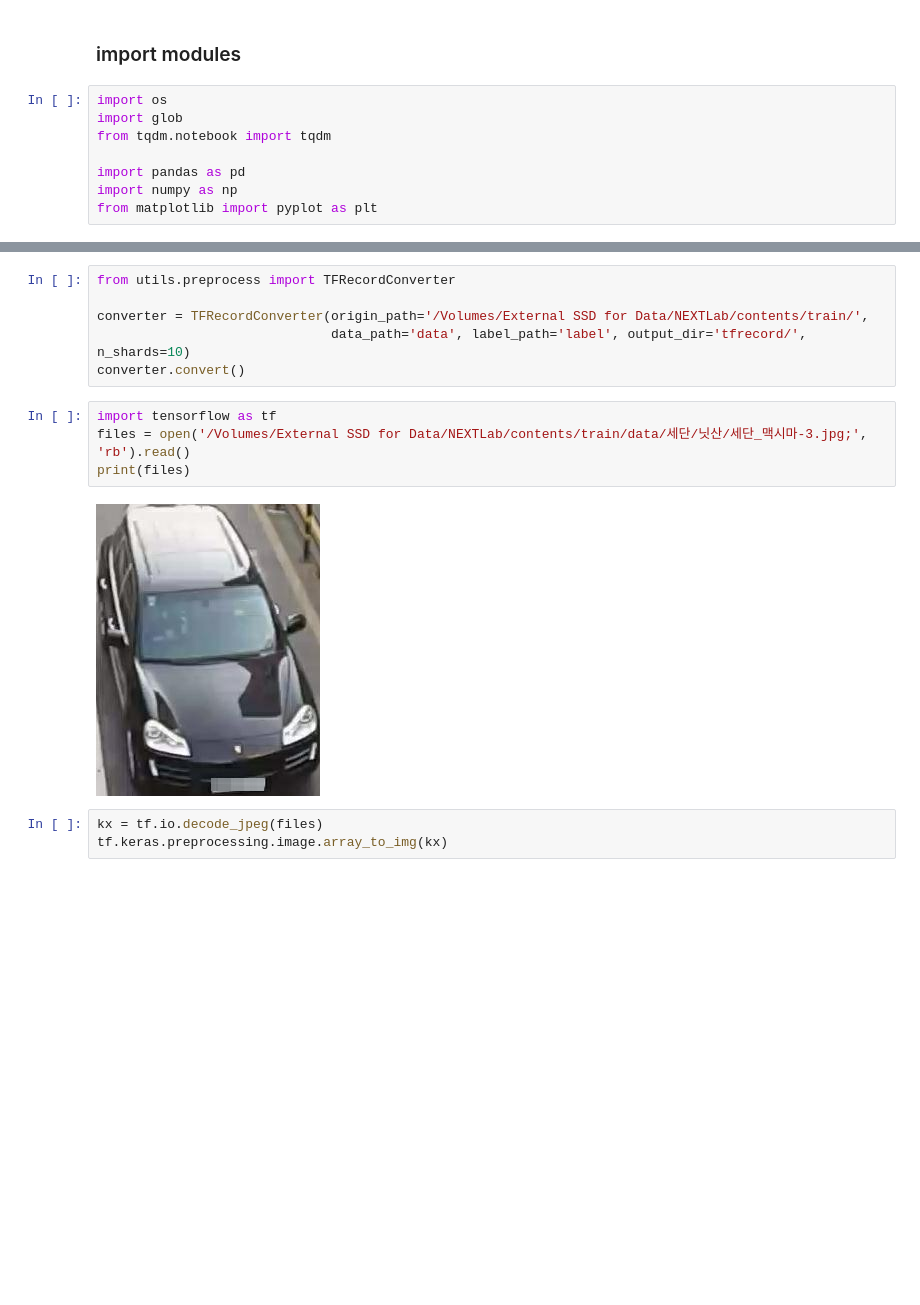
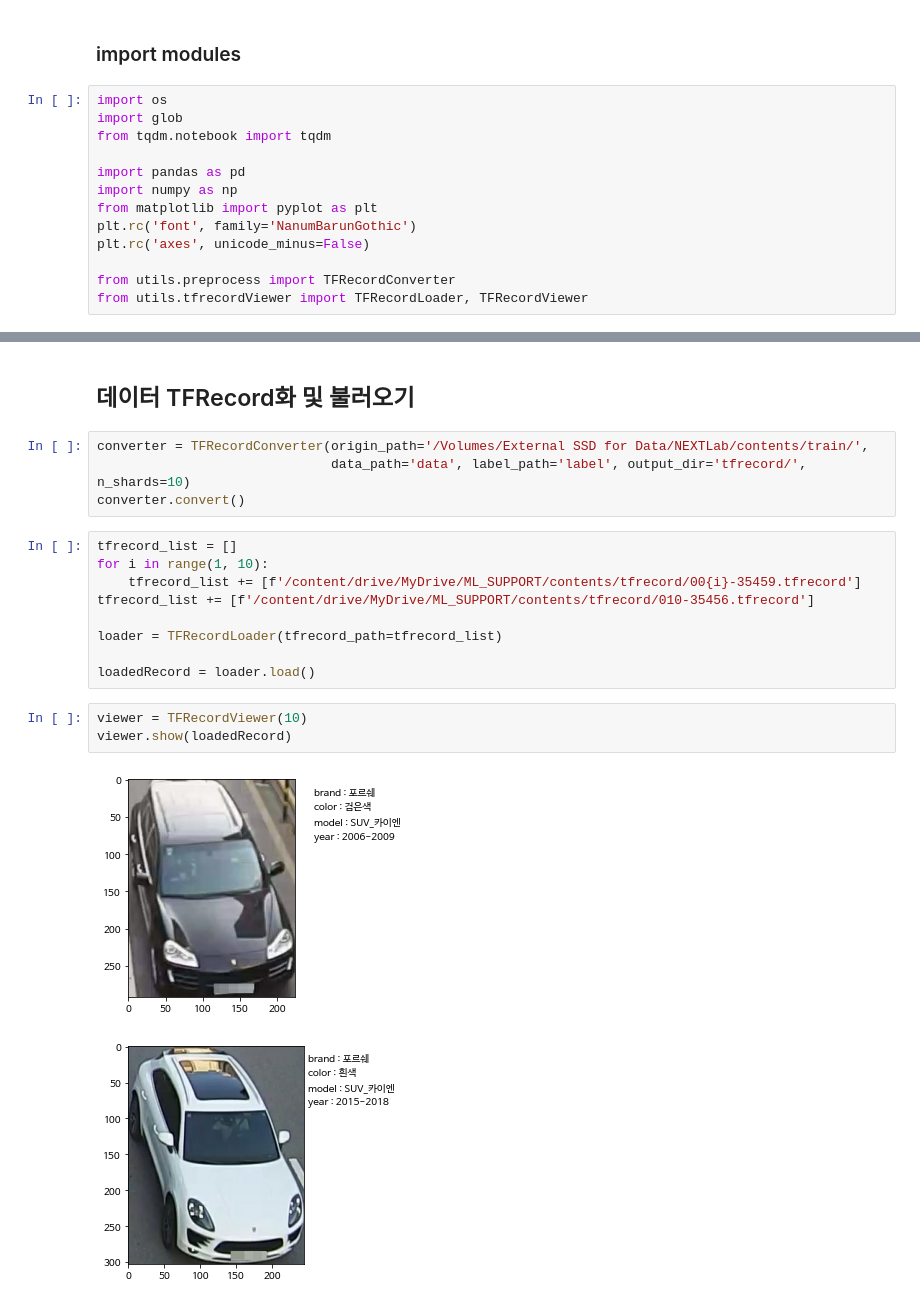
Before and after one commit to Klassikcat/project-NEXTLab-CNN-EfficientNet, a Jupyter notebook: report.ipynb, the cells around one changed output, grey strips where cells are left out. Drawn from its saved outputs; the diff is of its cells as text; blank space fills up the shorter version.

Commit message:
add visualization.py and add visualization part at report.ipynb

```diff
--- a/report.ipynb
+++ b/report.ipynb
@@ -13,3 +27,8 @@ from tqdm.notebook import tqdm
 import pandas as pd
 import numpy as np
 from matplotlib import pyplot as plt
+plt.rc('font', family='NanumBarunGothic')
+plt.rc('axes', unicode_minus=False)
+
+from utils.preprocess import TFRecordConverter
+from utils.tfrecordViewer import TFRecordLoader, TFRecordViewer
@@ -20,15 +37,21 @@ from matplotlib import pyplot as plt
+# %% [markdown]
+## 데이터 TFRecord화 및 불러오기
 # %%
-from utils.preprocess import TFRecordConverter
-
 converter = TFRecordConverter(origin_path='/Volumes/External SSD for Data/NEXTLab/contents/train/',
                               data_path='data', label_path='label', output_dir='tfrecord/', n_shards=10)
 converter.convert()
-# %%
-import tensorflow as tf
-files = open('/Volumes/External SSD for Data/NEXTLab/contents/train/data/세단/닛산/세단_맥시마-3.jpg;', 'rb').read()
-print(files)
-# %% [output]
-[figure, removed]
-# %%
-kx = tf.io.decode_jpeg(files)
-tf.keras.preprocessing.image.array_to_img(kx)
+# %%
+tfrecord_list = []
+for i in range(1, 10):
+    tfrecord_list += [f'/content/drive/MyDrive/ML_SUPPORT/contents/tfrecord/00{i}-35459.tfrecord']
+tfrecord_list += [f'/content/drive/MyDrive/ML_SUPPORT/contents/tfrecord/010-35456.tfrecord']
+
+loader = TFRecordLoader(tfrecord_path=tfrecord_list)
+
+loadedRecord = loader.load()
+# %%
+viewer = TFRecordViewer(10)
+viewer.show(loadedRecord)
+# %% [output]
+[figure, added]
+[figure, added]
```
Also changed, not shown: parts of 21 cells of this notebook, 5 other files.
